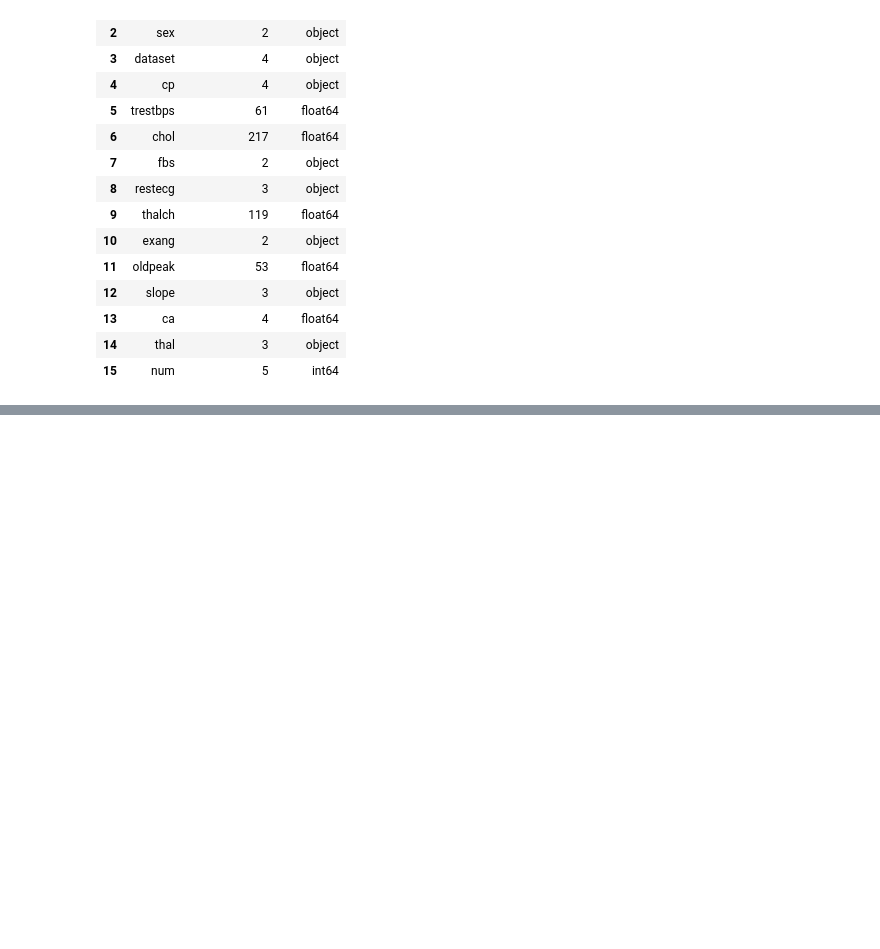
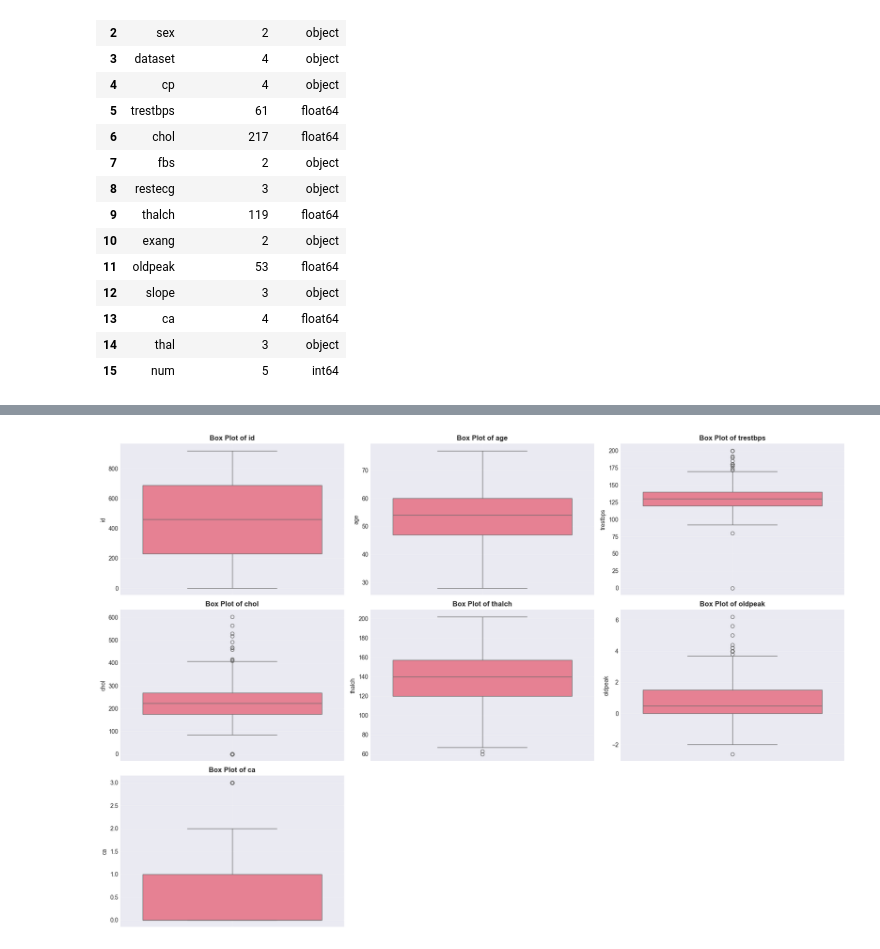
Before and after one commit to KAIKAI240307/Hear-Disease-explainable, a Jupyter notebook: notebooks/1_eda.ipynb, the cells around one changed output, grey strips where cells are left out. Cells and saved outputs as stored; diff of their text form; code cells hidden in the pictures; blank space fills up the shorter version.

```diff
--- a/notebooks/1_eda.ipynb
+++ b/notebooks/1_eda.ipynb
@@ -154,0 +261,19 @@ display(unique_count)
+# %%
+# outliers detection
+fig, axes = plt.subplots(n_rows, n_cols, figsize=(18, n_rows * 4))
+axes = axes.flatten()
+
+for idx, col in enumerate(numerical_cols):
+    sns.boxplot(data=df, y=col, ax=axes[idx])
+    axes[idx].set_title(f'Box Plot of {col}', fontweight='bold')
+    axes[idx].grid(alpha=0.3)
+
+# Hide unused subplots
+for idx in range(len(numerical_cols), len(axes)):
+    axes[idx].axis('off')
+
+plt.tight_layout()
+plt.savefig('../reports/figures/numerical_boxplots.png', dpi=300, bbox_inches='tight')
+plt.show()
+# %% [output]
+[figure, added]
```
Also changed, not shown: parts of 21 cells of this notebook, 8 other files.
